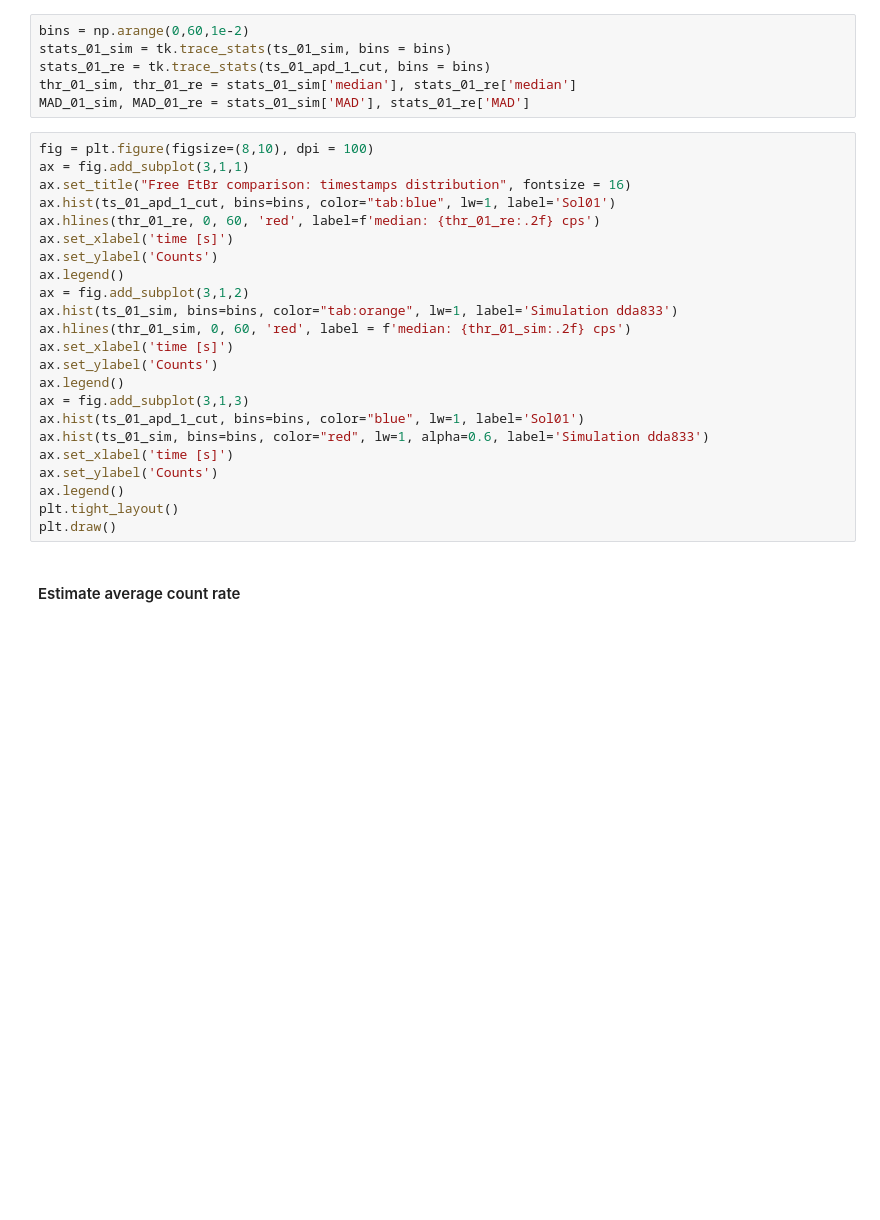
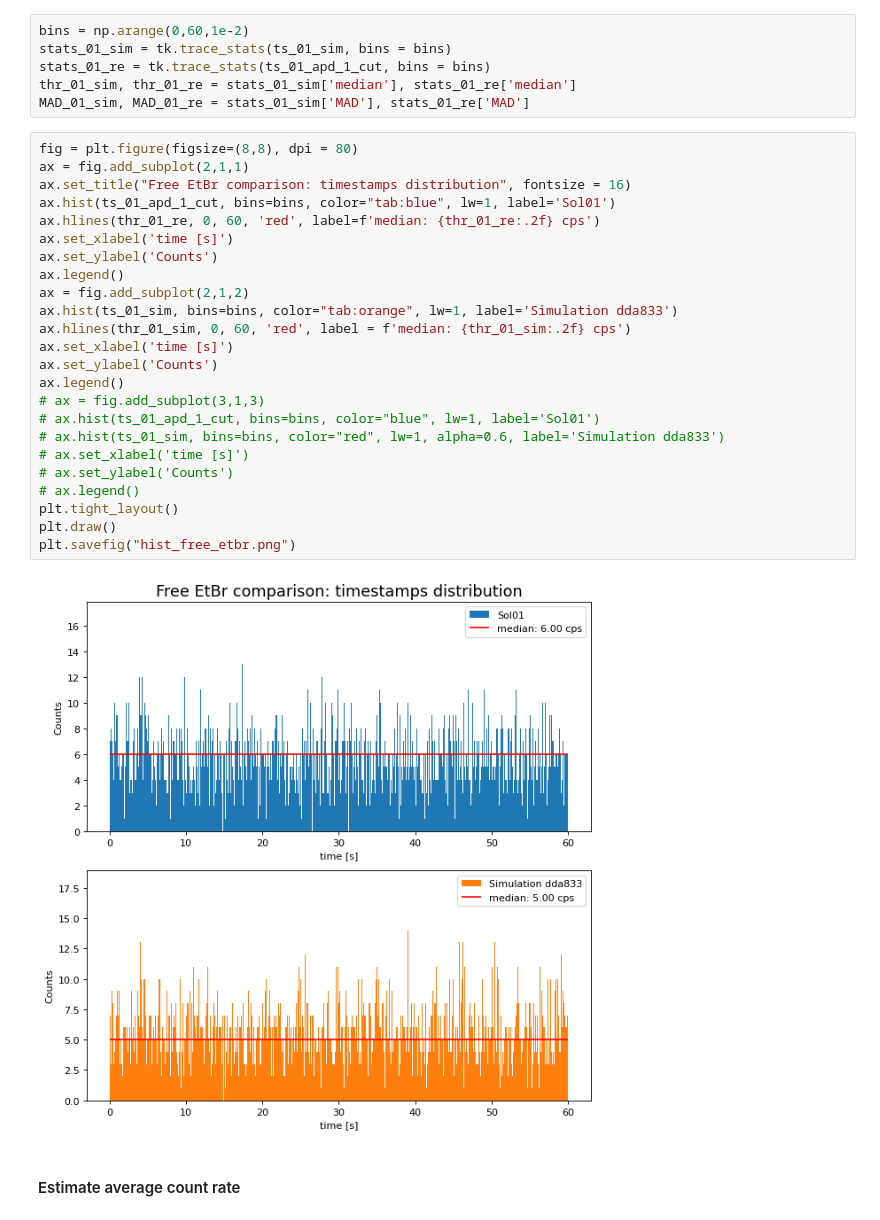
Before and after one commit to Ciugam/unbursted, a Jupyter notebook: 3_ANALYSIS.ipynb, the cells around one changed output. Saved outputs shown, nothing was run; the diff lists cells and outputs as text; blank space fills up the shorter version.

```diff
--- a/3_ANALYSIS.ipynb
+++ b/3_ANALYSIS.ipynb
@@ -44,28 +44,31 @@ stats_01_re = tk.trace_stats(ts_01_apd_1_cut, bins = bins)
 thr_01_sim, thr_01_re = stats_01_sim['median'], stats_01_re['median']
 MAD_01_sim, MAD_01_re = stats_01_sim['MAD'], stats_01_re['MAD']
 # %%
-fig = plt.figure(figsize=(8,10), dpi = 100)
-ax = fig.add_subplot(3,1,1)
+fig = plt.figure(figsize=(8,8), dpi = 80)
+ax = fig.add_subplot(2,1,1)
 ax.set_title("Free EtBr comparison: timestamps distribution", fontsize = 16)
 ax.hist(ts_01_apd_1_cut, bins=bins, color="tab:blue", lw=1, label='Sol01')
 ax.hlines(thr_01_re, 0, 60, 'red', label=f'median: {thr_01_re:.2f} cps')
 ax.set_xlabel('time [s]')
 ax.set_ylabel('Counts')
 ax.legend()
-ax = fig.add_subplot(3,1,2)
+ax = fig.add_subplot(2,1,2)
 ax.hist(ts_01_sim, bins=bins, color="tab:orange", lw=1, label='Simulation dda833')
 ax.hlines(thr_01_sim, 0, 60, 'red', label = f'median: {thr_01_sim:.2f} cps')
 ax.set_xlabel('time [s]')
 ax.set_ylabel('Counts')
 ax.legend()
-ax = fig.add_subplot(3,1,3)
-ax.hist(ts_01_apd_1_cut, bins=bins, color="blue", lw=1, label='Sol01')
-ax.hist(ts_01_sim, bins=bins, color="red", lw=1, alpha=0.6, label='Simulation dda833')
-ax.set_xlabel('time [s]')
-ax.set_ylabel('Counts')
-ax.legend()
+# ax = fig.add_subplot(3,1,3)
+# ax.hist(ts_01_apd_1_cut, bins=bins, color="blue", lw=1, label='Sol01')
+# ax.hist(ts_01_sim, bins=bins, color="red", lw=1, alpha=0.6, label='Simulation dda833')
+# ax.set_xlabel('time [s]')
+# ax.set_ylabel('Counts')
+# ax.legend()
 plt.tight_layout()
 plt.draw()
+plt.savefig("hist_free_etbr.png")
+# %% [output]
+[figure, added]
 # %% [markdown]
 #### Estimate average count rate
 # %%
```
Also changed, not shown: parts of 17 cells of this notebook, 1 other file.
